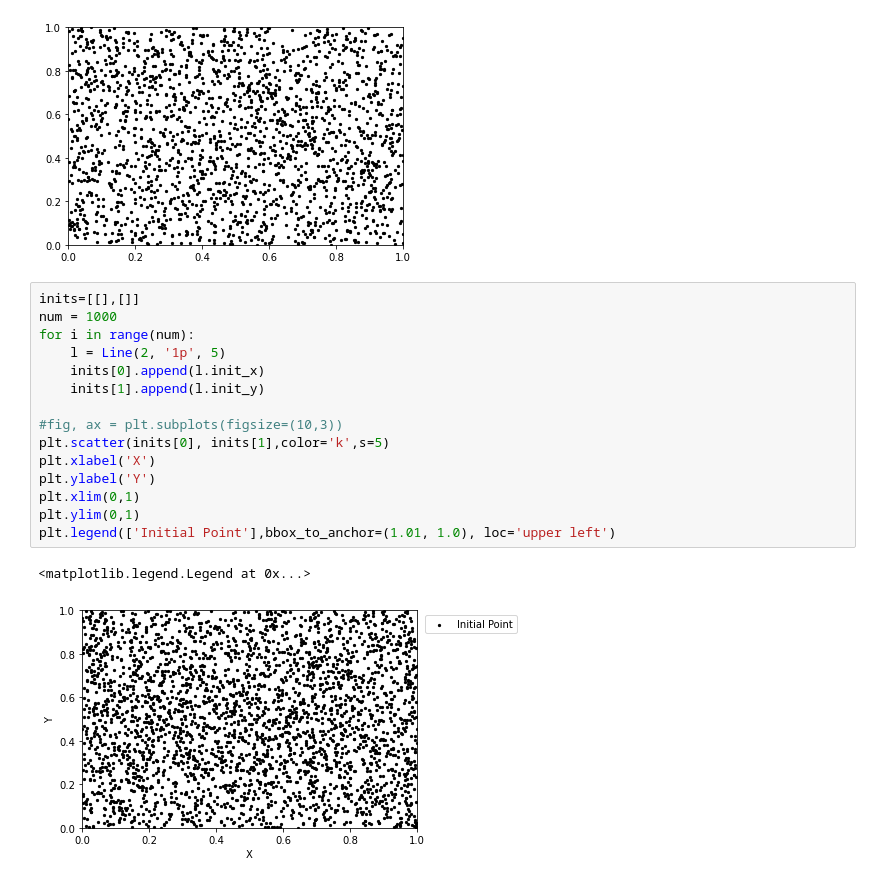
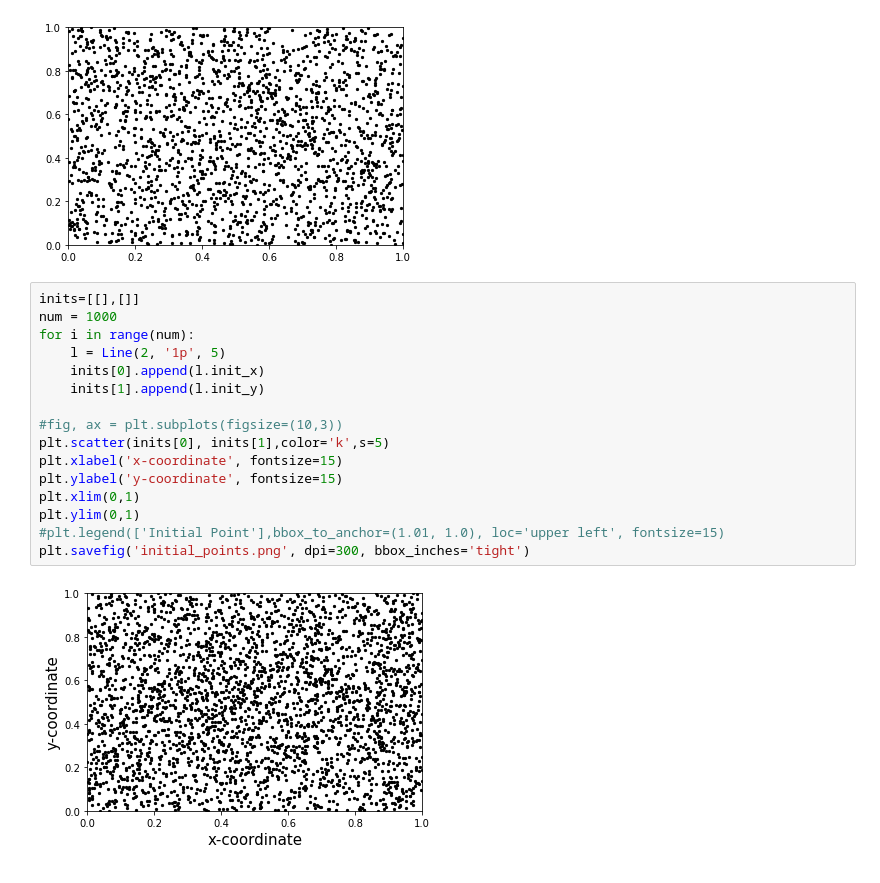
Before and after one commit to cy-sohn/LCUdataset_generator, a Jupyter notebook: partition range visualization.ipynb, the cells around one changed output. Saved outputs shown, nothing was run; the diff lists cells and outputs as text.

```diff
--- a/partition range visualization.ipynb
+++ b/partition range visualization.ipynb
@@ -162,19 +162,19 @@ plt.savefig('initial_points.png', dpi=300, bbox_inches='tight')
 # %%
 inits=[[],[]]
 num = 1000
 for i in range(num):
     l = Line(2, '1p', 5)
     inits[0].append(l.init_x)
     inits[1].append(l.init_y)
 
 #fig, ax = plt.subplots(figsize=(10,3))
 plt.scatter(inits[0], inits[1],color='k',s=5)
-plt.xlabel('X')
-plt.ylabel('Y')
+plt.xlabel('x-coordinate', fontsize=15)
+plt.ylabel('y-coordinate', fontsize=15)
 plt.xlim(0,1)
 plt.ylim(0,1)
-plt.legend(['Initial Point'],bbox_to_anchor=(1.01, 1.0), loc='upper left')
+#plt.legend(['Initial Point'],bbox_to_anchor=(1.01, 1.0), loc='upper left', fontsize=15)
+plt.savefig('initial_points.png', dpi=300, bbox_inches='tight')
 # %% [output]
-<matplotlib.legend.Legend at 0x...>
-[figure, old version]
+[figure, new version]
 # %%
```
Also changed, not shown: parts of 2 cells of this notebook.
